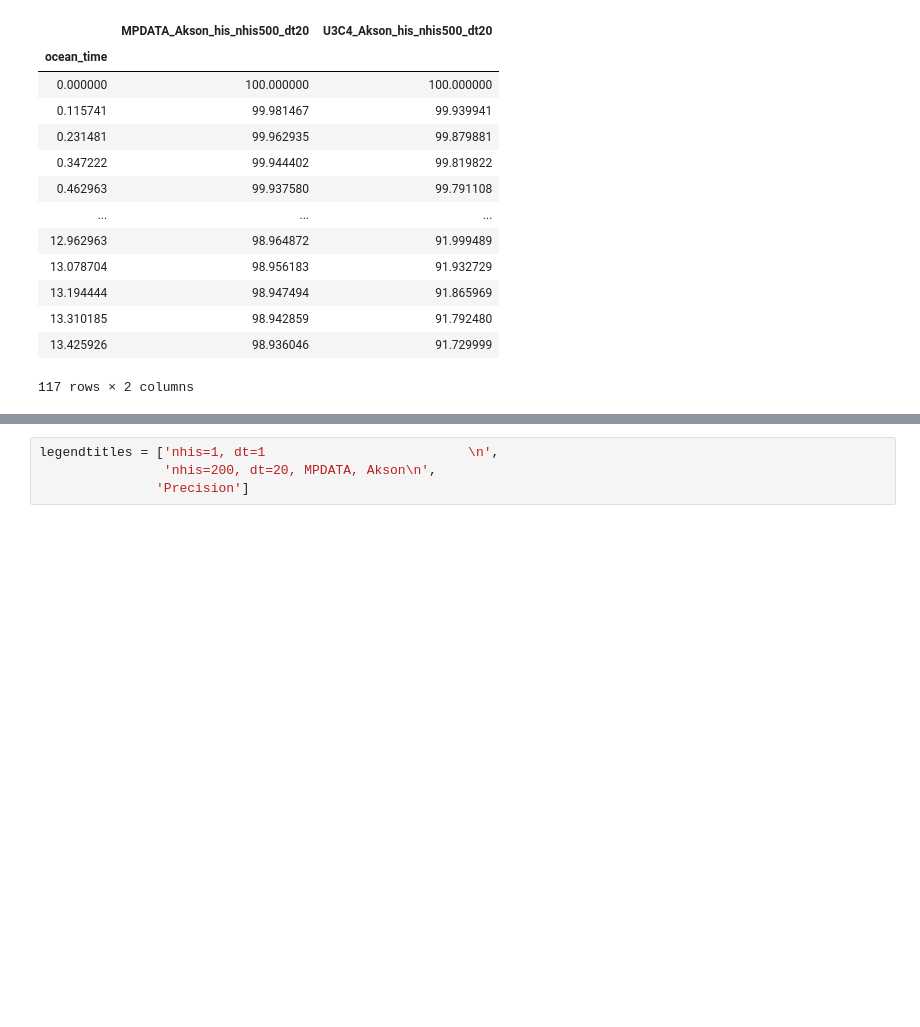
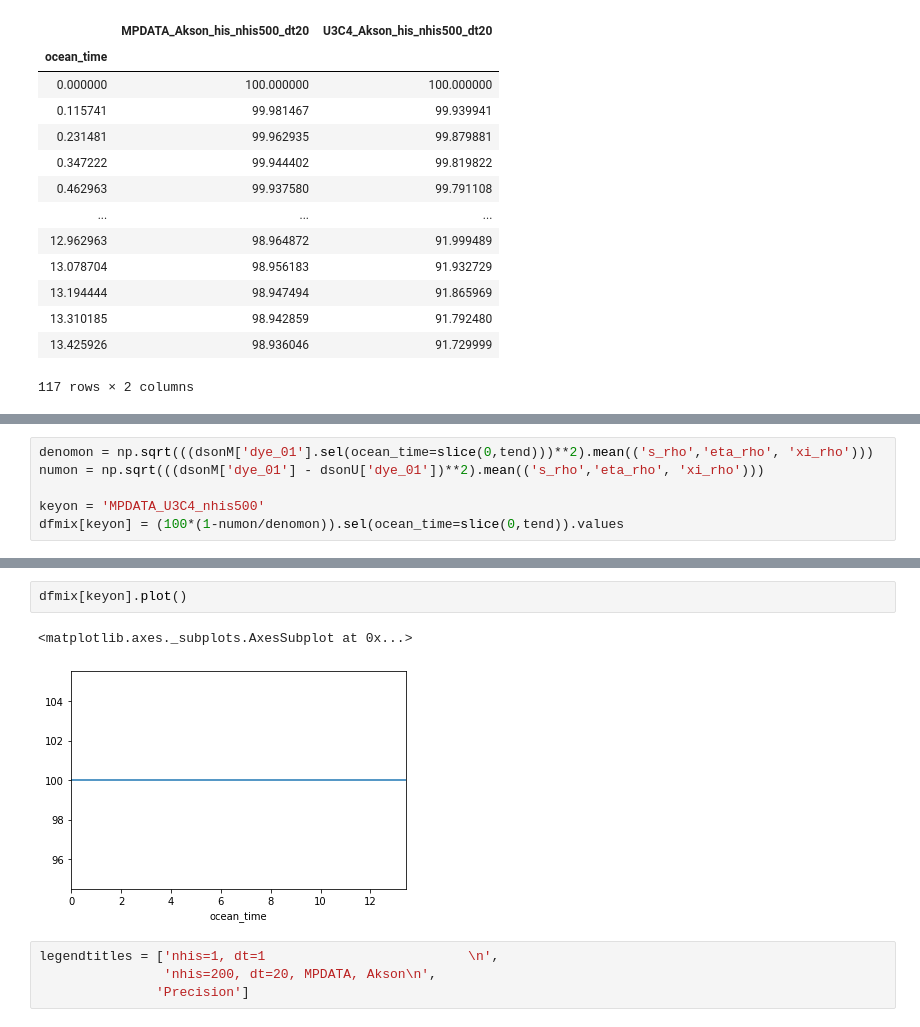
Before and after one commit to kthyng/offline_analysis, a Jupyter notebook: calc.ipynb, the cells around one changed output, grey strips where cells are left out. Cells and saved outputs as stored; diff of their text form; blank space fills up the shorter version.

```diff
--- a/calc.ipynb
+++ b/calc.ipynb
@@ -1277,0 +1463,6 @@ See the caveats in the documentation: http://pandas.pydata.org/pandas-docs/stabl
+# %%
+denomon = np.sqrt(((dsonM['dye_01'].sel(ocean_time=slice(0,tend)))**2).mean(('s_rho','eta_rho', 'xi_rho')))
+numon = np.sqrt(((dsonM['dye_01'] - dsonU['dye_01'])**2).mean(('s_rho','eta_rho', 'xi_rho')))
+
+keyon = 'MPDATA_U3C4_nhis500'
+dfmix[keyon] = (100*(1-numon/denomon)).sel(ocean_time=slice(0,tend)).values
@@ -1278,3 +1492,8 @@ See the caveats in the documentation: http://pandas.pydata.org/pandas-docs/stabl
+# %%
+dfmix[keyon].plot()
+# %% [output]
+<matplotlib.axes._subplots.AxesSubplot at 0x...>
+[figure, added]
 # %%
 legendtitles = ['nhis=1, dt=1                          \n',
                 'nhis=200, dt=20, MPDATA, Akson\n',
```
Also changed, not shown: parts of 32 cells of this notebook.
